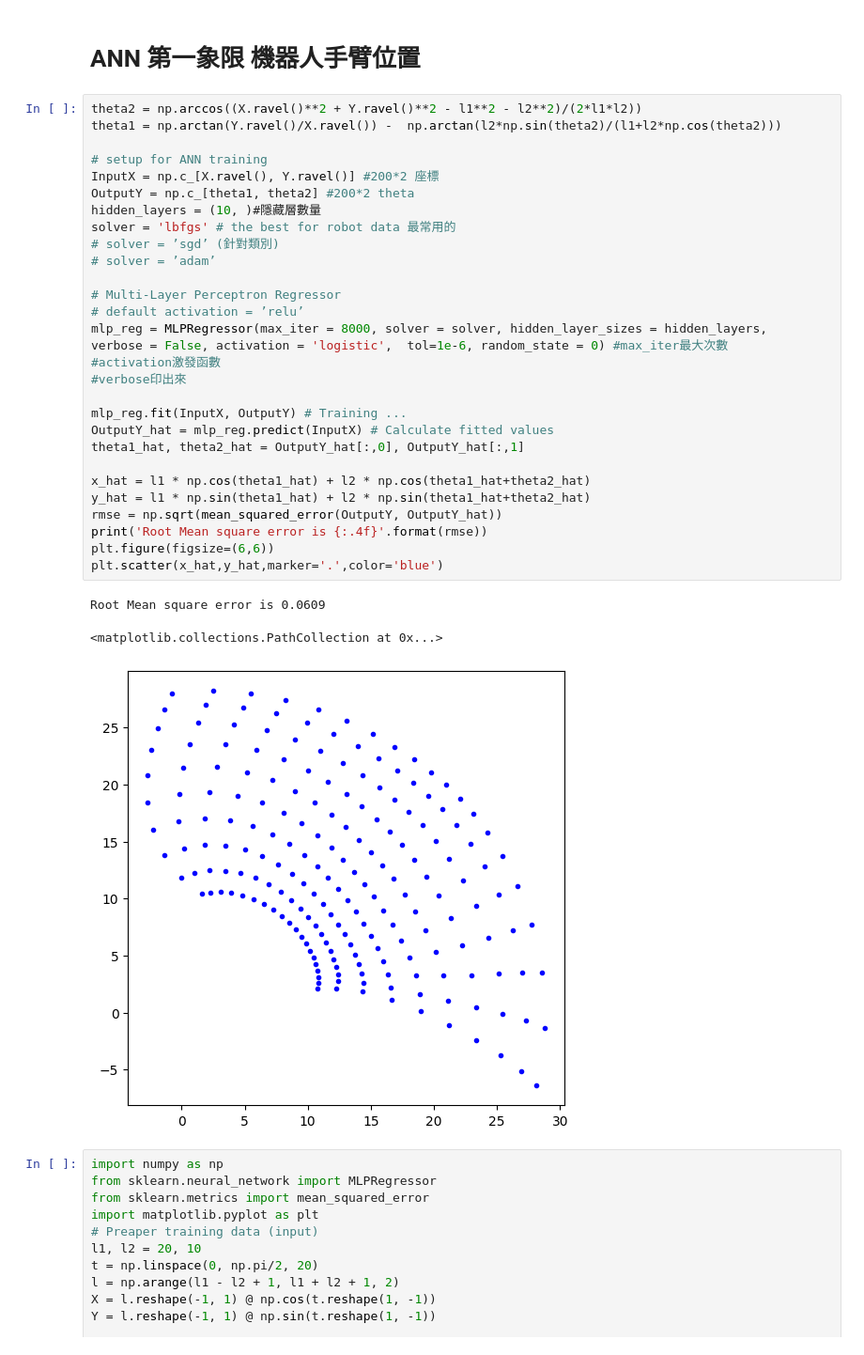
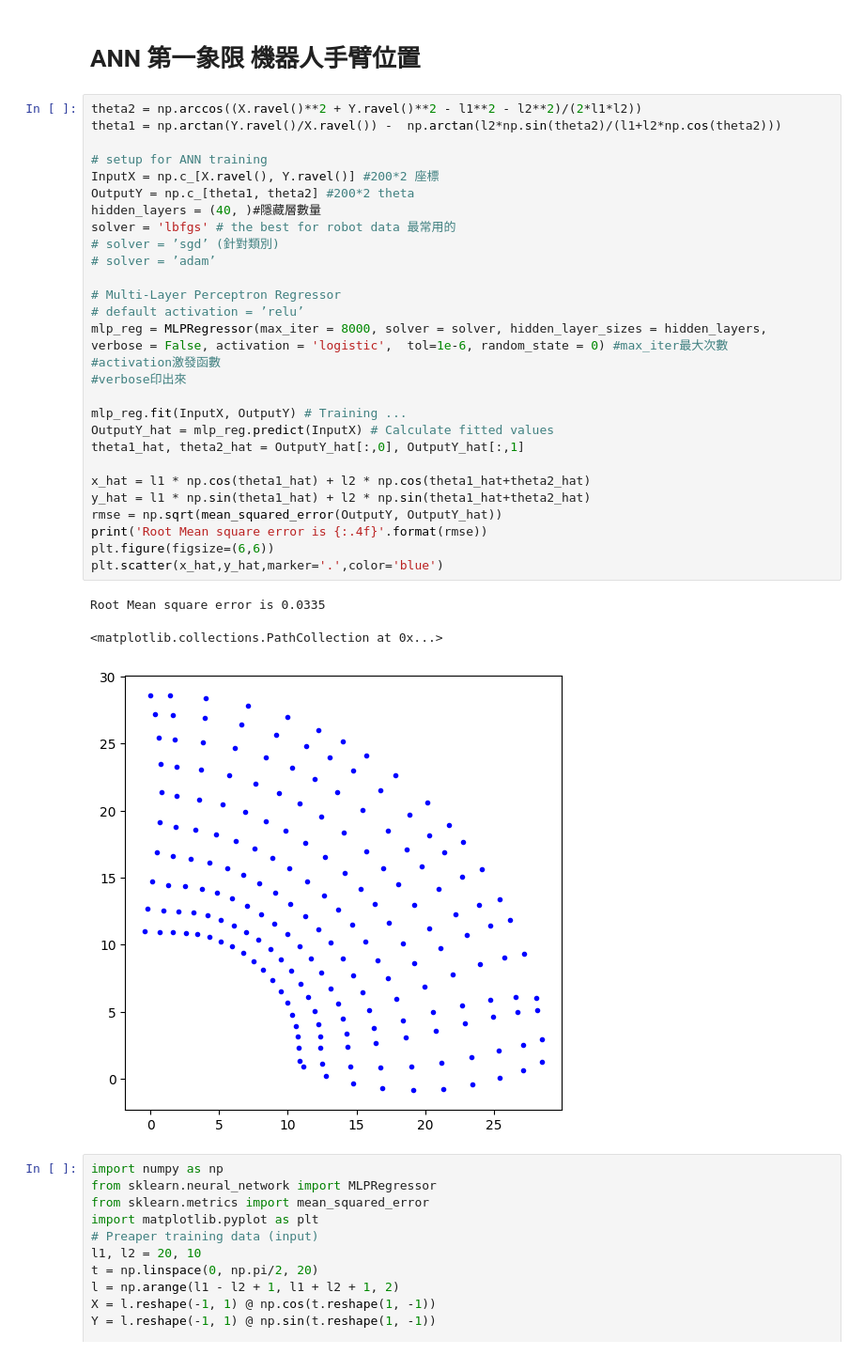
Before and after one commit to eason489233/vscode, a Jupyter notebook: ML3_ANN.ipynb, the cells around one changed output. Shown at 94% size. Cells and saved outputs as stored; diff of their text form.

```diff
--- a/ML3_ANN.ipynb
+++ b/ML3_ANN.ipynb
@@ -33,36 +36,36 @@ t1=np.cos(t.reshape(1,-1))
 # %%
 theta2 = np.arccos((X.ravel()**2 + Y.ravel()**2 - l1**2 - l2**2)/(2*l1*l2))
 theta1 = np.arctan(Y.ravel()/X.ravel()) -  np.arctan(l2*np.sin(theta2)/(l1+l2*np.cos(theta2)))
 
 # setup for ANN training
 InputX = np.c_[X.ravel(), Y.ravel()] #200*2 座標
 OutputY = np.c_[theta1, theta2] #200*2 theta
-hidden_layers = (10, )#隱藏層數量
+hidden_layers = (40, )#隱藏層數量
 solver = 'lbfgs' # the best for robot data 最常用的
 # solver = ’sgd’ (針對類別)
 # solver = ’adam’
 
 # Multi-Layer Perceptron Regressor
 # default activation = ’relu’
 mlp_reg = MLPRegressor(max_iter = 8000, solver = solver, hidden_layer_sizes = hidden_layers,
 verbose = False, activation = 'logistic',  tol=1e-6, random_state = 0) #max_iter最大次數
 #activation激發函數
 #verbose印出來
 
 mlp_reg.fit(InputX, OutputY) # Training ...
 OutputY_hat = mlp_reg.predict(InputX) # Calculate fitted values
 theta1_hat, theta2_hat = OutputY_hat[:,0], OutputY_hat[:,1]
 
 x_hat = l1 * np.cos(theta1_hat) + l2 * np.cos(theta1_hat+theta2_hat)
 y_hat = l1 * np.sin(theta1_hat) + l2 * np.sin(theta1_hat+theta2_hat)
 rmse = np.sqrt(mean_squared_error(OutputY, OutputY_hat))
 print('Root Mean square error is {:.4f}'.format(rmse))
 plt.figure(figsize=(6,6))
 plt.scatter(x_hat,y_hat,marker='.',color='blue')
 # %% [output]
-Root Mean square error is 0.0609
+Root Mean square error is 0.0335
 <matplotlib.collections.PathCollection at 0x...>
-[figure, old version]
+[figure, new version]
 # %%
 import numpy as np
 from sklearn.neural_network import MLPRegressor
```
Also changed, not shown: parts of 16 cells of this notebook, 5 other files.
